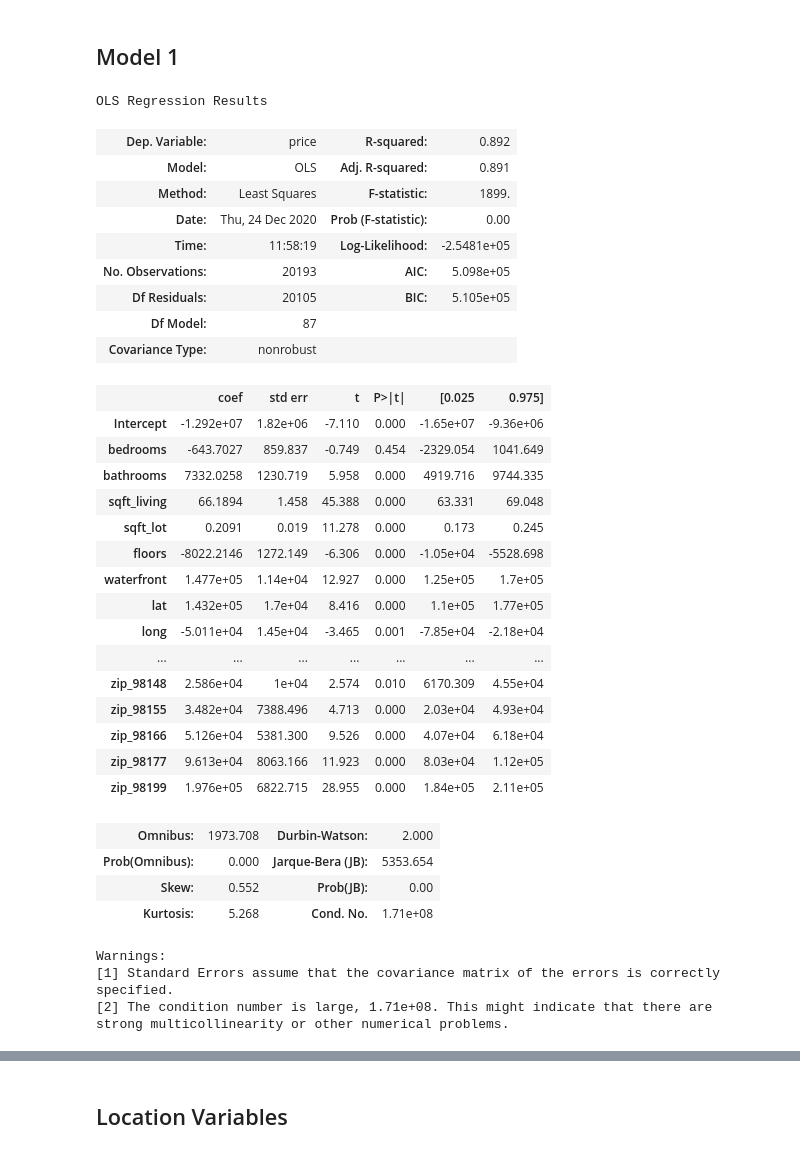
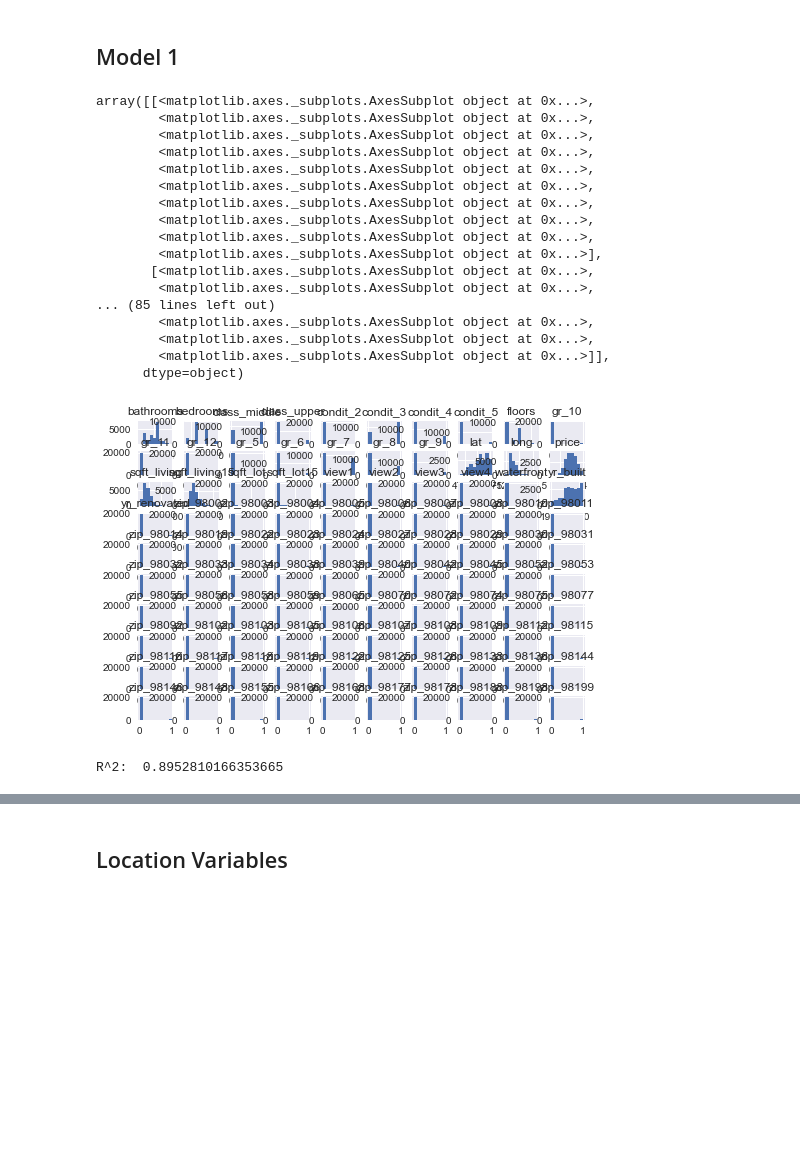
Before and after one commit to MJ-AllDay-67/Project_2_Regression, a Jupyter notebook: regression_notebook.ipynb, the cells around one changed output, grey strips where cells are left out. Drawn from its saved outputs; the diff is of its cells as text; code cells hidden in the pictures; blank space fills up the shorter version.

```diff
--- a/regression_notebook.ipynb
+++ b/regression_notebook.ipynb
@@ -589,45 +563,43 @@ from sklearn import datasets, linear_model
+# %%
+df.hist()
+# %% [output]
+array([[<matplotlib.axes._subplots.AxesSubplot object at 0x...>,
+        <matplotlib.axes._subplots.AxesSubplot object at 0x...>,
+        <matplotlib.axes._subplots.AxesSubplot object at 0x...>,
+        <matplotlib.axes._subplots.AxesSubplot object at 0x...>,
+        <matplotlib.axes._subplots.AxesSubplot object at 0x...>,
+        <matplotlib.axes._subplots.AxesSubplot object at 0x...>,
+        <matplotlib.axes._subplots.AxesSubplot object at 0x...>,
+        <matplotlib.axes._subplots.AxesSubplot object at 0x...>,
+        <matplotlib.axes._subplots.AxesSubplot object at 0x...>,
+        <matplotlib.axes._subplots.AxesSubplot object at 0x...>],
+       [<matplotlib.axes._subplots.AxesSubplot object at 0x...>,
+        <matplotlib.axes._subplots.AxesSubplot object at 0x...>,
+... (85 lines left out)
+        <matplotlib.axes._subplots.AxesSubplot object at 0x...>,
+        <matplotlib.axes._subplots.AxesSubplot object at 0x...>,
+        <matplotlib.axes._subplots.AxesSubplot object at 0x...>]],
+      dtype=object)
+[figure, added]
 # %%
-outcome = 'price'
-x_cols = ['bedrooms', 'bathrooms', 'sqft_living', 'sqft_lot', 'floors', 'waterfront', 'lat', 'long', 'sqft_living15', 'sqft_lot15', 'gr_5', 'gr_6',
+target = ['price']
+features = ['bedrooms', 'bathrooms', 'sqft_living', 'sqft_lot', 'floors', 'waterfront', 'lat', 'long', 'sqft_living15', 'sqft_lot15', 'gr_5', 'gr_6',
           'gr_7', 'gr_8', 'gr_9', 'gr_10', 'gr_11', 'gr_12', 'condit_2', 'condit_3', 'condit_4',
           'condit_5', 'view1', 'view2', 'view3', 'view4', 'class_middle', 'class_upper',
            'zip_98004', 'zip_98005', 'zip_98006', 'zip_98007', 'zip_98008', 'zip_98010', 'zip_98011', 'zip_98014', 'zip_98019', 'zip_98022', 'zip_98023', 'zip_98024', 'zip_98027', 'zip_98028', 'zip_98029', 'zip_98032', 'zip_98033', 'zip_98034', 'zip_98038', 'zip_98039', 'zip_98040', 'zip_98045', 'zip_98052', 'zip_98053', 'zip_98055', 'zip_98056', 'zip_98058', 'zip_98059', 'zip_98065', 'zip_98070', 'zip_98072', 'zip_98074', 'zip_98075', 'zip_98077', 'zip_98102', 'zip_98103', 'zip_98105', 'zip_98106', 'zip_98107', 'zip_98108', 'zip_98109', 'zip_98112', 'zip_98115', 'zip_98116', 'zip_98117', 'zip_98118', 'zip_98119', 'zip_98122', 'zip_98125', 'zip_98126', 'zip_98133', 'zip_98136', 'zip_98144', 'zip_98146', 'zip_98148', 'zip_98155', 'zip_98166', 'zip_98177', 'zip_98199']
-predictors = '+'.join(x_cols)
-f = outcome + '~' + predictors
-model1 = smf.ols(formula=f, data=df).fit()
-model1.summary()
+
+X = df[features]
+y = df[target]
+
+X_train, X_test, y_train, y_test = train_test_split(X,y, random_state=1)
+
+minmax_scale = preprocessing.MinMaxScaler().fit(X_train)
+X_train_std = minmax_scale.transform(X_train)
+X_test_std = minmax_scale.transform(X_test)
+
+model1 = LinearRegression().fit(X_train, y_train)
+model1_preds = model1.predict(X_test)
+
+print('R^2: ', r2_score(y_test, model1_preds))
 # %% [output]
-OLS Regression Results
+R^2:  0.8952810166353665
-| Dep. Variable: | price | R-squared: | 0.892 |
-| Model: | OLS | Adj. R-squared: | 0.891 |
-| Method: | Least Squares | F-statistic: | 1899. |
-| Date: | Thu, 24 Dec 2020 | Prob (F-statistic): | 0.00 |
-| Time: | 11:58:19 | Log-Likelihood: | -2.5481e+05 |
-| No. Observations: | 20193 | AIC: | 5.098e+05 |
-| Df Residuals: | 20105 | BIC: | 5.105e+05 |
-| Df Model: | 87 |  |  |
-| Covariance Type: | nonrobust |  |  |
-|  | coef | std err | t | P>|t| | [0.025 | 0.975] |
-| Intercept | -1.292e+07 | 1.82e+06 | -7.110 | 0.000 | -1.65e+07 | -9.36e+06 |
-| bedrooms | -643.7027 | 859.837 | -0.749 | 0.454 | -2329.054 | 1041.649 |
-| bathrooms | 7332.0258 | 1230.719 | 5.958 | 0.000 | 4919.716 | 9744.335 |
-| sqft_living | 66.1894 | 1.458 | 45.388 | 0.000 | 63.331 | 69.048 |
-| sqft_lot | 0.2091 | 0.019 | 11.278 | 0.000 | 0.173 | 0.245 |
-| floors | -8022.2146 | 1272.149 | -6.306 | 0.000 | -1.05e+04 | -5528.698 |
-| waterfront | 1.477e+05 | 1.14e+04 | 12.927 | 0.000 | 1.25e+05 | 1.7e+05 |
-| lat | 1.432e+05 | 1.7e+04 | 8.416 | 0.000 | 1.1e+05 | 1.77e+05 |
-| long | -5.011e+04 | 1.45e+04 | -3.465 | 0.001 | -7.85e+04 | -2.18e+04 |
-| ... | ... | ... | ... | ... | ... | ... |
-| zip_98148 | 2.586e+04 | 1e+04 | 2.574 | 0.010 | 6170.309 | 4.55e+04 |
-| zip_98155 | 3.482e+04 | 7388.496 | 4.713 | 0.000 | 2.03e+04 | 4.93e+04 |
-| zip_98166 | 5.126e+04 | 5381.300 | 9.526 | 0.000 | 4.07e+04 | 6.18e+04 |
-| zip_98177 | 9.613e+04 | 8063.166 | 11.923 | 0.000 | 8.03e+04 | 1.12e+05 |
-| zip_98199 | 1.976e+05 | 6822.715 | 28.955 | 0.000 | 1.84e+05 | 2.11e+05 |
-| Omnibus: | 1973.708 | Durbin-Watson: | 2.000 |
-| Prob(Omnibus): | 0.000 | Jarque-Bera (JB): | 5353.654 |
-| Skew: | 0.552 | Prob(JB): | 0.00 |
-| Kurtosis: | 5.268 | Cond. No. | 1.71e+08 |
-Warnings:
-[1] Standard Errors assume that the covariance matrix of the errors is correctly specified.
-[2] The condition number is large, 1.71e+08. This might indicate that there are
-strong multicollinearity or other numerical problems.
```
Also changed, not shown: parts of 36 cells of this notebook.
